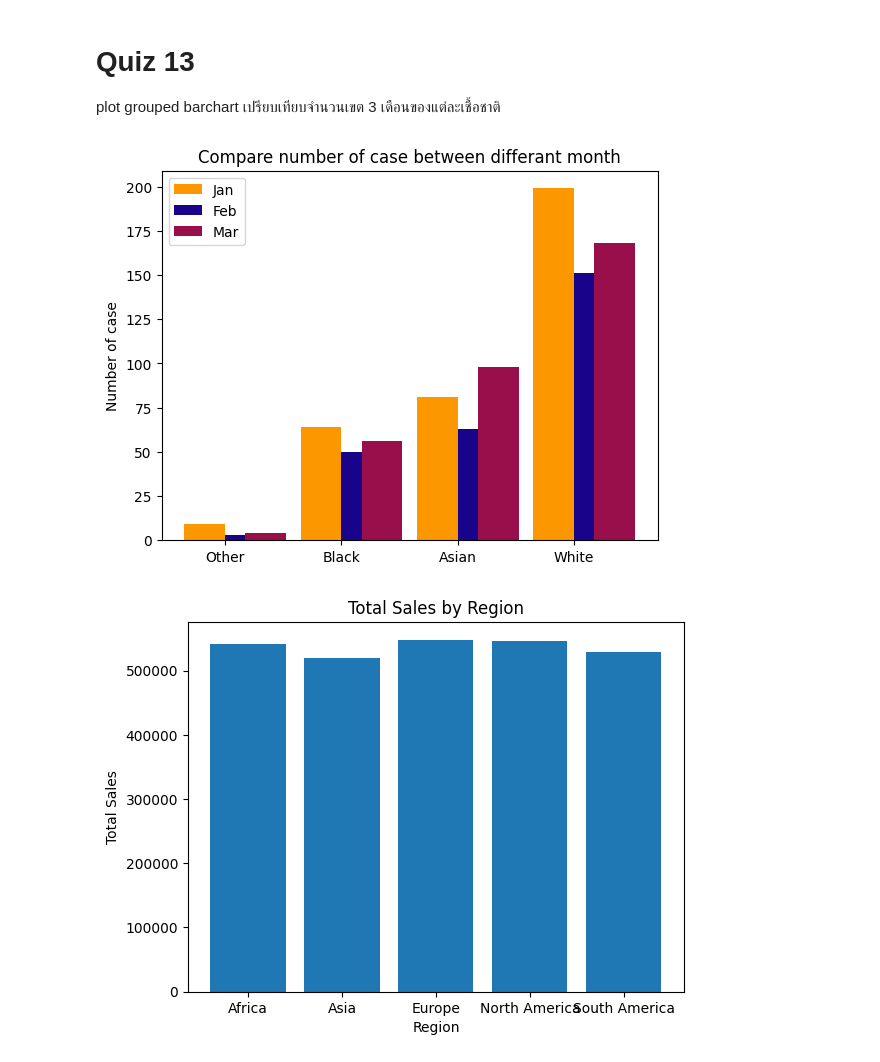
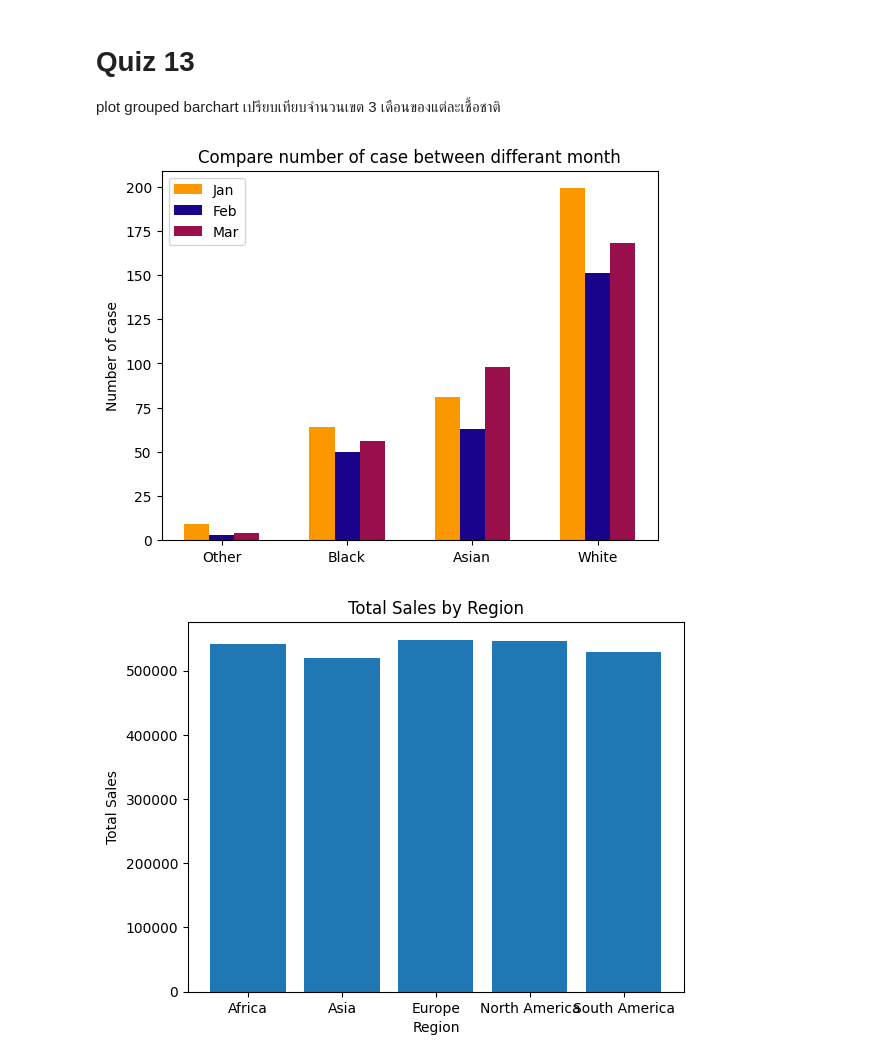
Before and after one commit to Konwalai1111/dataviz2025, a Jupyter notebook: Visualize_Data_Comparison_2025.ipynb, the cells around one changed output. Drawn from its saved outputs; the diff is of its cells as text; code cells hidden in the pictures.

```diff
--- a/Visualize_Data_Comparison_2025.ipynb
+++ b/Visualize_Data_Comparison_2025.ipynb
@@ -183,22 +183,22 @@ ax.legend();
 plot grouped barchart เปรียบเทียบจำนวนเขต 3 เดือนของแต่ละเชื้อชาติ
 # %%
 x = np.arange(len(compared_police_eth1))  # the label locations
-width = 0.35  # the width of the bars
+width = 0.2  # the width of the bars, adjusted to create more space
 
 fig, ax = plt.subplots()
-rects1 = ax.bar(x - width/2, compared_police_eth1['Type'], width, label='Jan',color = '#fc9700')
-rects2 = ax.bar(x + width/2, compared_police_eth2['Type'], width, label='Feb',color = '#19038a')
-rects3 = ax.bar(x + width/2 + width/2, compared_police_eth3['Type'], width, label='Mar',color = '#990f4b')
+rects1 = ax.bar(x - width, compared_police_eth1['Type'], width, label='Jan',color = '#fc9700') # adjusted position
+rects2 = ax.bar(x, compared_police_eth2['Type'], width, label='Feb',color = '#19038a') # adjusted position
+rects3 = ax.bar(x + width, compared_police_eth3['Type'], width, label='Mar',color = '#990f4b') # adjusted position
 
 
 # Add some text for labels, title and custom x-axis tick labels, etc.
 ax.set_ylabel('Number of case')
 ax.set_title('Compare number of case between differant month')
 ax.set_xticks(x)
 ax.set_xticklabels(compared_police_eth1['Officer-defined ethnicity'])
 ax.legend();
 # %% [output]
-[figure, old version]
+[figure, new version]
 # %%
 # prompt: สร้าง bar chart เปรียบเทียบปริมาณ sales ทั้งหมดของแต่ละ region ด้วยคำสั้ง plt.bar
 
```
